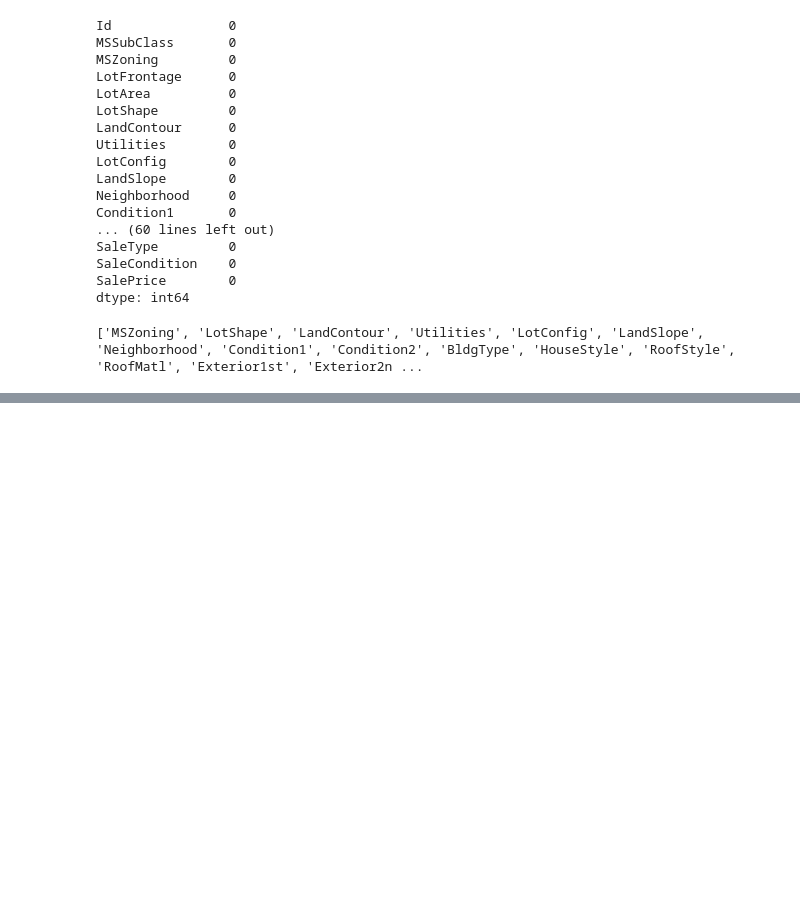
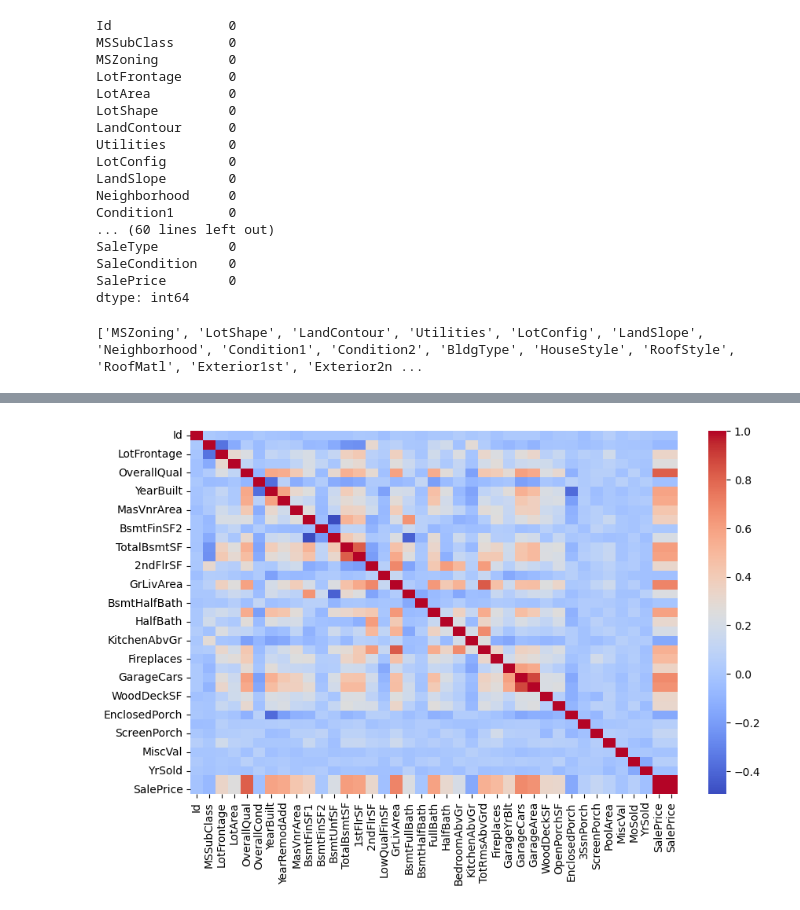
Before and after one commit to karthik-009g/HousePrice_Prediction, a Jupyter notebook: HousePrice_Prediction.ipynb, the cells around one changed output, grey strips where cells are left out. Drawn from its saved outputs; the diff is of its cells as text; code cells hidden in the pictures; blank space fills up the shorter version.

```diff
--- a/HousePrice_Prediction.ipynb
+++ b/HousePrice_Prediction.ipynb
@@ -468,0 +494,10 @@ print(categorical)
+# %%
+numerical = df.select_dtypes(include = ("int64","Float64")).columns.tolist()
+
+#COrrelation Analysis
+corr_matrix = df[numerical+["SalePrice"]].corr()
+plt.figure(figsize=(10,6))
+sns.heatmap(corr_matrix,annot = False,cmap = "coolwarm")
+plt.show()
+# %% [output]
+[figure, added]
```
Also changed, not shown: parts of 7 cells of this notebook.
